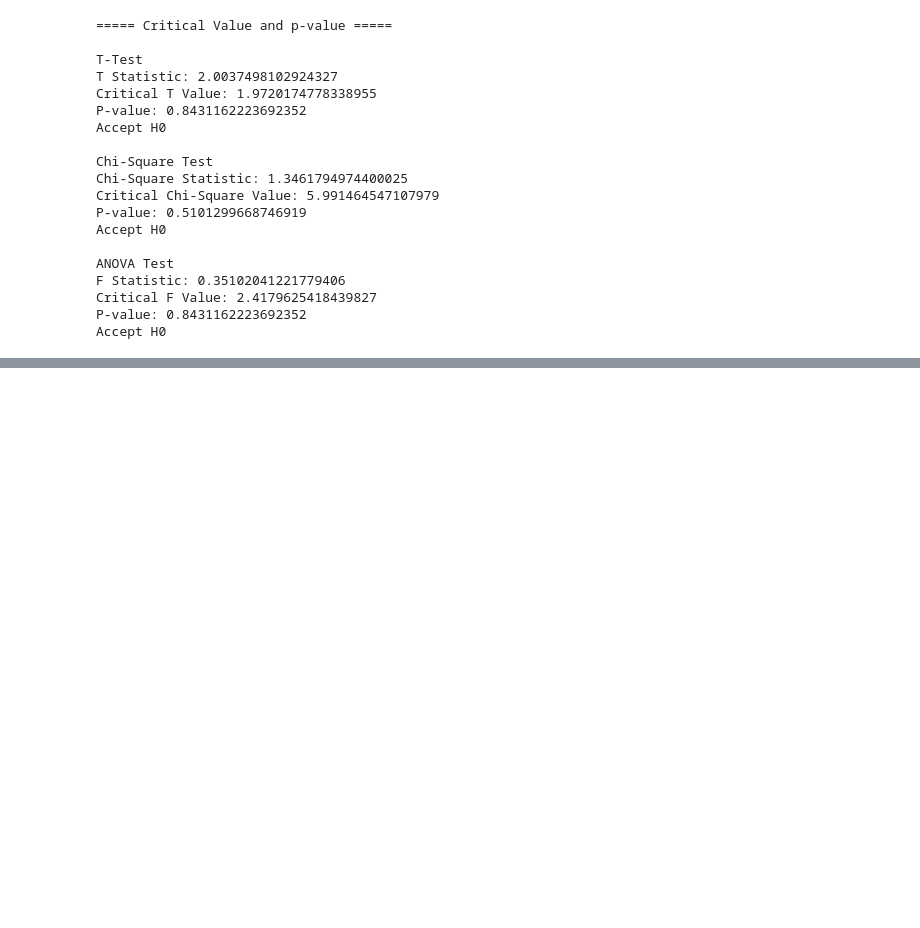
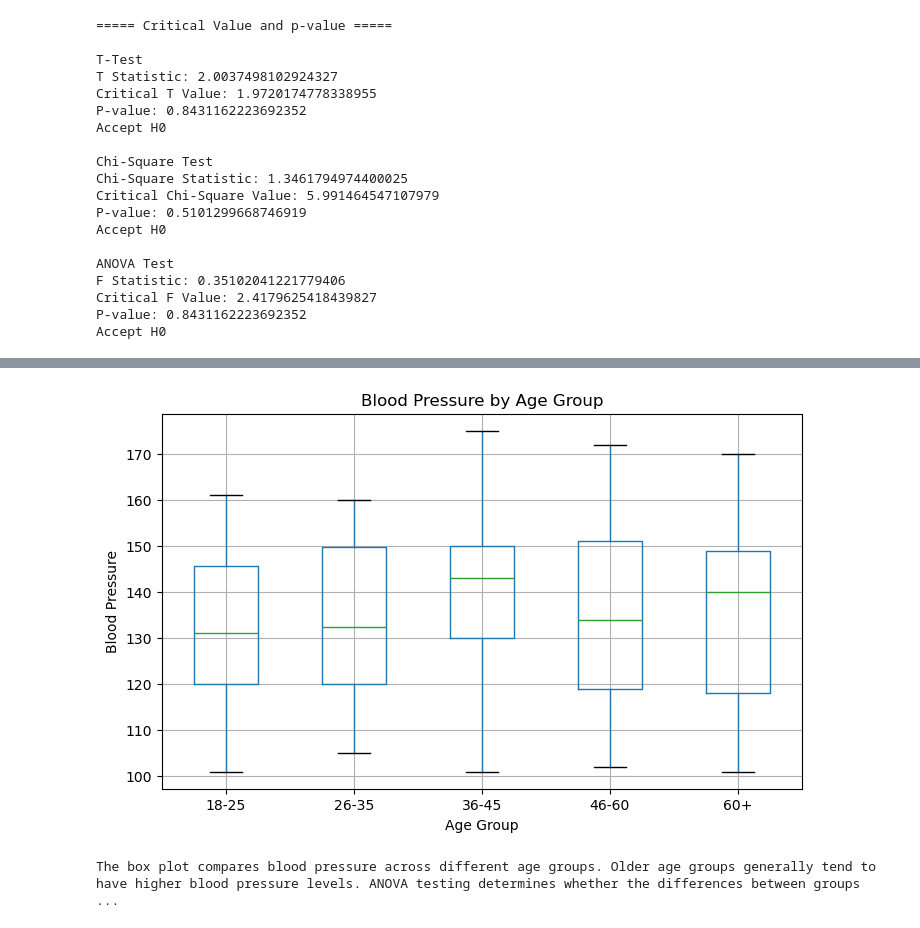
Before and after one commit to priyansh0712/RW, a Jupyter notebook: Maths/PR_2/pr_2.ipynb, the cells around one changed output, grey strips where cells are left out. Saved outputs shown, nothing was run; the diff lists cells and outputs as text; code cells hidden in the pictures; blank space fills up the shorter version.

```diff
--- a/Maths/PR_2/pr_2.ipynb
+++ b/Maths/PR_2/pr_2.ipynb
@@ -260,0 +299,12 @@ Accept H0
+# %%
+df.boxplot(column='blood_pressure', by='age_group', figsize=(8,5))
+
+plt.title("Blood Pressure by Age Group")
+plt.suptitle('')
+plt.xlabel("Age Group")
+plt.ylabel("Blood Pressure")
+plt.show()
+print("The box plot compares blood pressure across different age groups. Older age groups generally tend to have higher blood pressure levels. ANOVA testing determines whether the differences between groups are statistically significant.")
+# %% [output]
+[figure, added]
+The box plot compares blood pressure across different age groups. Older age groups generally tend to have higher blood pressure levels. ANOVA testing determines whether the differences between groups  ...
```
Also changed, not shown: parts of 6 cells of this notebook, 6 other files.
